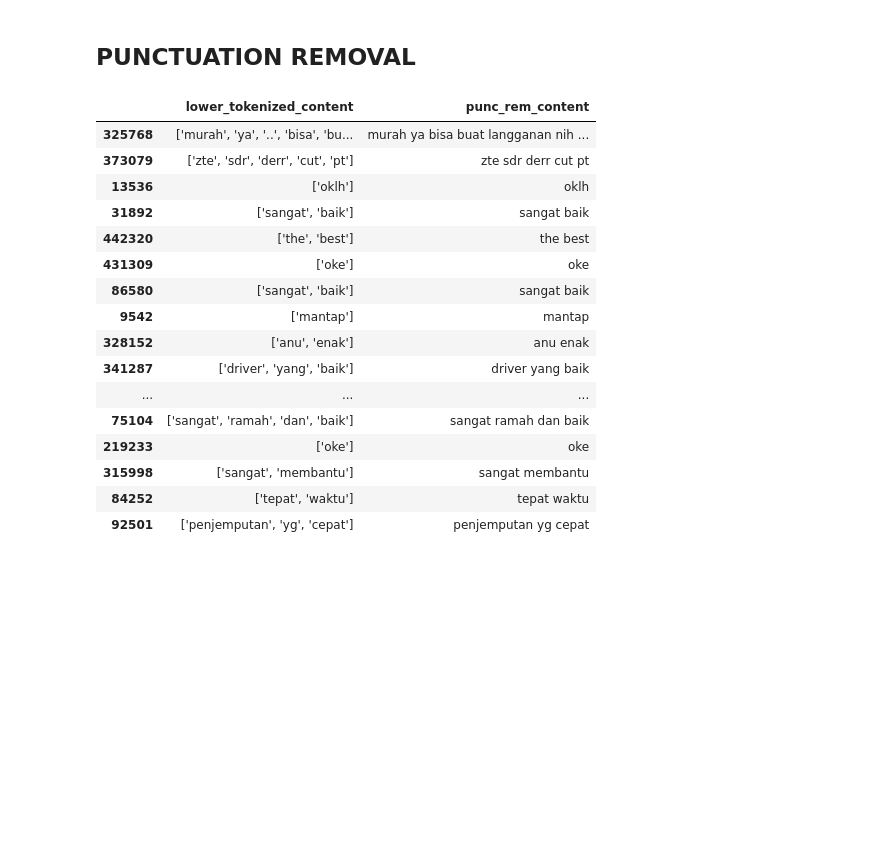
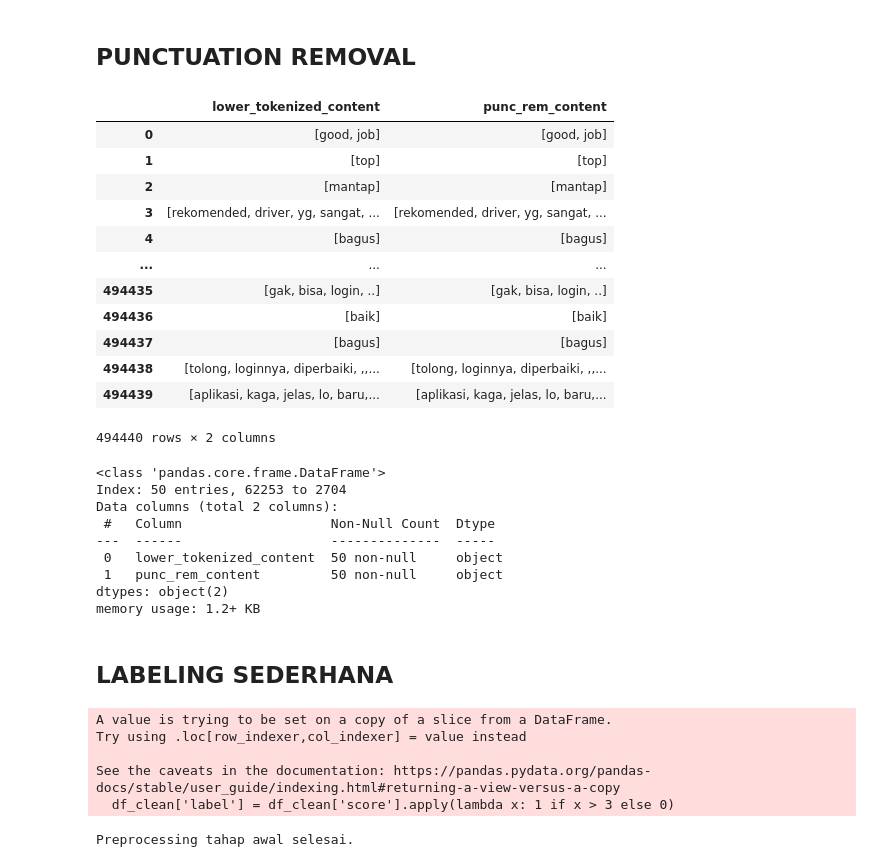
Before and after one commit to Edyosafats/PBA_Tugas-1A_5026221091, a Jupyter notebook: Tugas_1A_Maxim_5026221091.ipynb, the cells around one changed output. Drawn from its saved outputs; the diff is of its cells as text; code cells hidden in the pictures; blank space fills up the shorter version.

```diff
--- a/Tugas_1A_Maxim_5026221091.ipynb
+++ b/Tugas_1A_Maxim_5026221091.ipynb
@@ -134,10 +138,10 @@ def tokenize_text(text):
     return tokens
 
 # Apply tokenization to the 'content' column
-df_mxan_50['tokenized_content'] = df_mxan_50['content'].astype(str).apply(tokenize_text)
+df_mxan['tokenized_content'] = df_mxan['content'].astype(str).apply(tokenize_text)
 
 # Display the DataFrame with the new 'tokenized_content' column
-df_mxan_token = df_mxan_50[['content', 'tokenized_content']]
+df_mxan_token = df_mxan[['content', 'tokenized_content']]
 
 df_mxan_token
 # %% [output]
@@ -171,7 +171,7 @@ df_mxan_token.to_csv("MaximReview_Token.csv", index=False)
 def lower_tokenized(tokens):
     return [token.lower() for token in tokens]
 
-df_mxan_token['lower_tokenized_content'] = df_mxan_token['tokenized_content'].apply(lower_tokenized)
-df_mxan_lower = df_mxan_token[['tokenized_content', 'lower_tokenized_content']]
+df_mxan['lower_tokenized_content'] = df_mxan['tokenized_content'].apply(lower_tokenized)
+df_mxan_lower = df_mxan[['tokenized_content', 'lower_tokenized_content']]
 df_mxan_lower
 # %% [output]
@@ -205,33 +196,58 @@ df_mxan_lower.to_csv("MaximReview_Lowercase.csv", index=False)
 # %%
 import string
 
 def remove_punctuation(text):
     if isinstance(text, str):
         translator = str.maketrans('', '', string.punctuation)
         cleaned_text = text.translate(translator)
         return cleaned_text
     else:
         return text
 
 
-df_mxan_lower['punc_rem_content'] = df_mxan_lower['lower_tokenized_content'].apply(remove_punctuation)
-df_mxan_punc_rem = df_mxan_lower[['lower_tokenized_content', 'punc_rem_content']]
+df_mxan['punc_rem_content'] = df_mxan['lower_tokenized_content'].apply(remove_punctuation)
+df_mxan_punc_rem = df_mxan[['lower_tokenized_content', 'punc_rem_content']]
 df_mxan_punc_rem
 # %% [output]
 |  | lower_tokenized_content | punc_rem_content |
-| 325768 | ['murah', 'ya', '..', 'bisa', 'bu... | murah ya bisa buat langganan nih ... |
-| 373079 | ['zte', 'sdr', 'derr', 'cut', 'pt'] | zte sdr derr cut pt |
-| 13536 | ['oklh'] | oklh |
-| 31892 | ['sangat', 'baik'] | sangat baik |
-| 442320 | ['the', 'best'] | the best |
-| 431309 | ['oke'] | oke |
-| 86580 | ['sangat', 'baik'] | sangat baik |
-| 9542 | ['mantap'] | mantap |
-| 328152 | ['anu', 'enak'] | anu enak |
-| 341287 | ['driver', 'yang', 'baik'] | driver yang baik |
+| 0 | [good, job] | [good, job] |
+| 1 | [top] | [top] |
+| 2 | [mantap] | [mantap] |
+| 3 | [rekomended, driver, yg, sangat, ... | [rekomended, driver, yg, sangat, ... |
+| 4 | [bagus] | [bagus] |
 | ... | ... | ... |
-| 75104 | ['sangat', 'ramah', 'dan', 'baik'] | sangat ramah dan baik |
-| 219233 | ['oke'] | oke |
-| 315998 | ['sangat', 'membantu'] | sangat membantu |
-| 84252 | ['tepat', 'waktu'] | tepat waktu |
-| 92501 | ['penjemputan', 'yg', 'cepat'] | penjemputan yg cepat |
+| 494435 | [gak, bisa, login, ..] | [gak, bisa, login, ..] |
+| 494436 | [baik] | [baik] |
+| 494437 | [bagus] | [bagus] |
+| 494438 | [tolong, loginnya, diperbaiki, ,,... | [tolong, loginnya, diperbaiki, ,,... |
+| 494439 | [aplikasi, kaga, jelas, lo, baru,... | [aplikasi, kaga, jelas, lo, baru,... |
+494440 rows × 2 columns
+# %%
+df_mxan_punc_rem.info()
+# %% [output]
+<class 'pandas.core.frame.DataFrame'>
+Index: 50 entries, 62253 to 2704
+Data columns (total 2 columns):
+ #   Column                   Non-Null Count  Dtype
+---  ------                   --------------  -----
+ 0   lower_tokenized_content  50 non-null     object
+ 1   punc_rem_content         50 non-null     object
+dtypes: object(2)
+memory usage: 1.2+ KB
+# %% [markdown]
+## LABELING SEDERHANA
+# %%
+df_clean = df_mxan[df_mxan['score'] != 3]
+df_clean['label'] = df_clean['score'].apply(lambda x: 1 if x > 3 else 0)
+# %% [output]
+A value is trying to be set on a copy of a slice from a DataFrame.
+Try using .loc[row_indexer,col_indexer] = value instead
+
+See the caveats in the documentation: https://pandas.pydata.org/pandas-docs/stable/user_guide/indexing.html#returning-a-view-versus-a-copy
+  df_clean['label'] = df_clean['score'].apply(lambda x: 1 if x > 3 else 0)
+# %%
+# Simpan tahap cleaning awal
+df_clean.to_csv('maxim_clean_basic.csv', index=False)
+print("Preprocessing tahap awal selesai.")
+# %% [output]
+Preprocessing tahap awal selesai.
```
Also changed, not shown: parts of 40 cells of this notebook.
